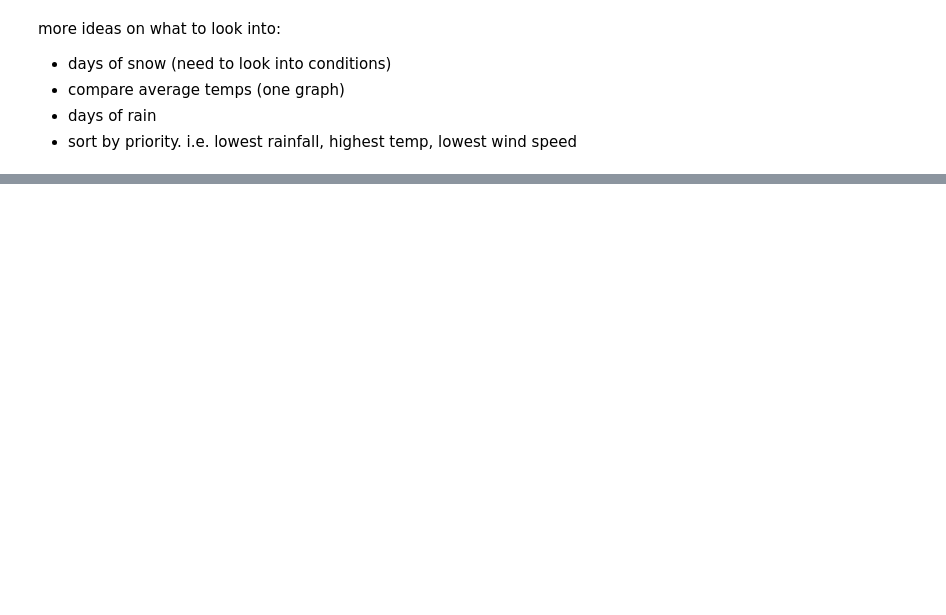
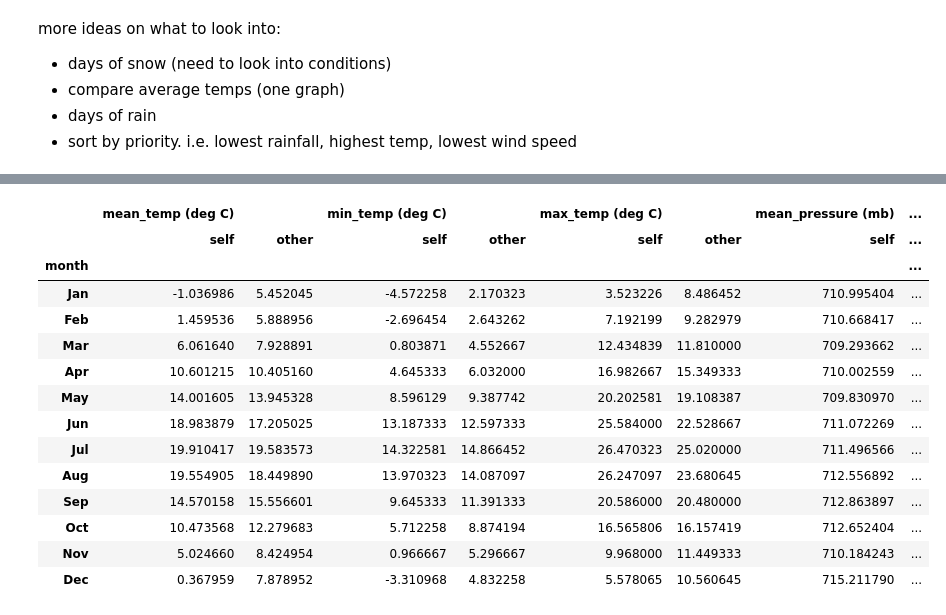
Before and after one commit to dwhew/data_science, a Jupyter notebook: weather.ipynb, the cells around one changed output, grey strips where cells are left out. Cells and saved outputs as stored; diff of their text form; code cells hidden in the pictures; blank space fills up the shorter version.

```diff
--- a/weather.ipynb
+++ b/weather.ipynb
@@ -80,2 +100,21 @@ more ideas on what to look into:
 # %%
 londf = pd.read_csv(r"https://raw.githubusercontent.com/ds4geo/ds4geo/master/data/timeseries/meteo/London_weather_2015-19.csv")
+londf_months = londf.groupby('month').mean().reindex(month_ordered)
+# %%
+inndf_months.compare(londf_months, keep_equal=True)
+# %% [output]
+|  | mean_temp (deg C) |  | min_temp (deg C) |  | max_temp (deg C) |  | mean_pressure (mb) | ... |
+|  | self | other | self | other | self | other | self | ... |
+| month |  |  |  |  |  |  |  | ... |
+| Jan | -1.036986 | 5.452045 | -4.572258 | 2.170323 | 3.523226 | 8.486452 | 710.995404 | ... |
+| Feb | 1.459536 | 5.888956 | -2.696454 | 2.643262 | 7.192199 | 9.282979 | 710.668417 | ... |
+| Mar | 6.061640 | 7.928891 | 0.803871 | 4.552667 | 12.434839 | 11.810000 | 709.293662 | ... |
+| Apr | 10.601215 | 10.405160 | 4.645333 | 6.032000 | 16.982667 | 15.349333 | 710.002559 | ... |
+| May | 14.001605 | 13.945328 | 8.596129 | 9.387742 | 20.202581 | 19.108387 | 709.830970 | ... |
+| Jun | 18.983879 | 17.205025 | 13.187333 | 12.597333 | 25.584000 | 22.528667 | 711.072269 | ... |
+| Jul | 19.910417 | 19.583573 | 14.322581 | 14.866452 | 26.470323 | 25.020000 | 711.496566 | ... |
+| Aug | 19.554905 | 18.449890 | 13.970323 | 14.087097 | 26.247097 | 23.680645 | 712.556892 | ... |
+| Sep | 14.570158 | 15.556601 | 9.645333 | 11.391333 | 20.586000 | 20.480000 | 712.863897 | ... |
+| Oct | 10.473568 | 12.279683 | 5.712258 | 8.874194 | 16.565806 | 16.157419 | 712.652404 | ... |
+| Nov | 5.024660 | 8.424954 | 0.966667 | 5.296667 | 9.968000 | 11.449333 | 710.184243 | ... |
+| Dec | 0.367959 | 7.878952 | -3.310968 | 4.832258 | 5.578065 | 10.560645 | 715.211790 | ... |
```
Also changed, not shown: parts of 9 cells of this notebook.
